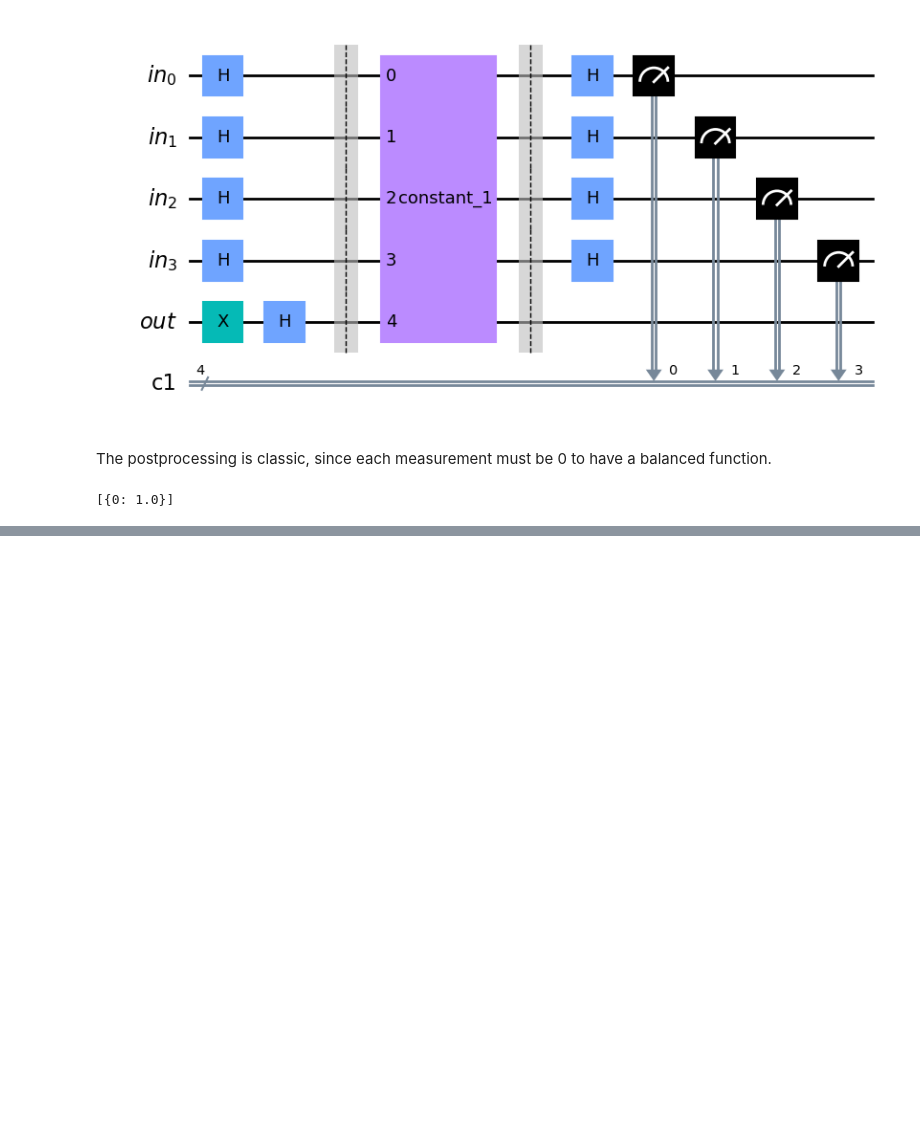
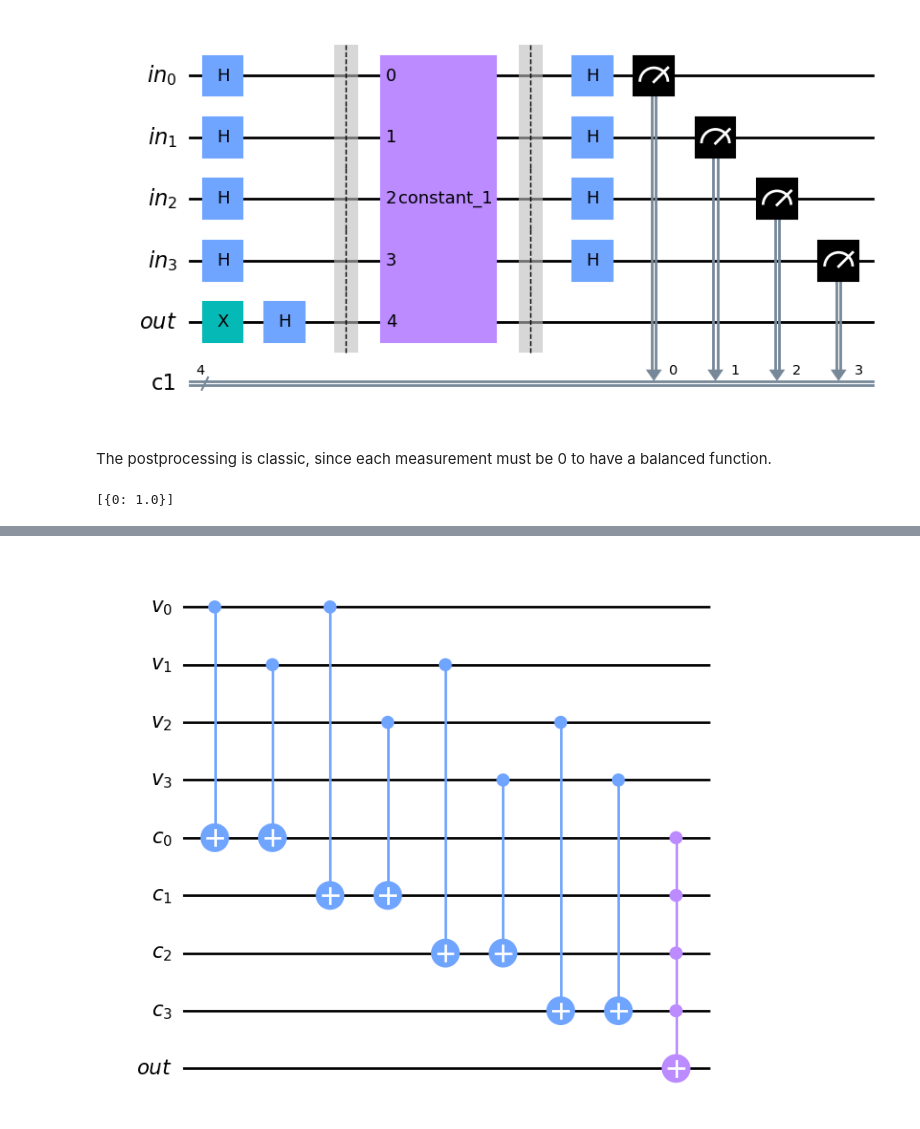
Before and after one commit to Dovah-Aerdna/quantum_algorithms_lectures, a Jupyter notebook: lecture1.ipynb, the cells around one changed output, grey strips where cells are left out. Drawn from its saved outputs; the diff is of its cells as text; code cells hidden in the pictures; blank space fills up the shorter version.

```diff
--- a/lecture1.ipynb
+++ b/lecture1.ipynb
@@ -663,0 +717,19 @@ job_dj.result().quasi_dists
+# %%
+# Create separate registers to name bits
+var_qubits = QuantumRegister(4, name="v")
+clause_qubits = QuantumRegister(4, name="c")
+output_qubit = QuantumRegister(1, name="out")
+qc = QuantumCircuit(var_qubits, clause_qubits, output_qubit)
+
+# Compute clauses
+i = 0
+for clause in clause_list:
+    XOR(qc, clause[0], clause[1], clause_qubits[i])
+    i += 1
+
+# Flip 'output' bit if all clauses are satisfied
+qc.mct(clause_qubits, output_qubit)
+
+qc.draw("mpl")
+# %% [output]
+[figure, added]
```
Also changed, not shown: parts of 79 cells of this notebook, 2 other files.
